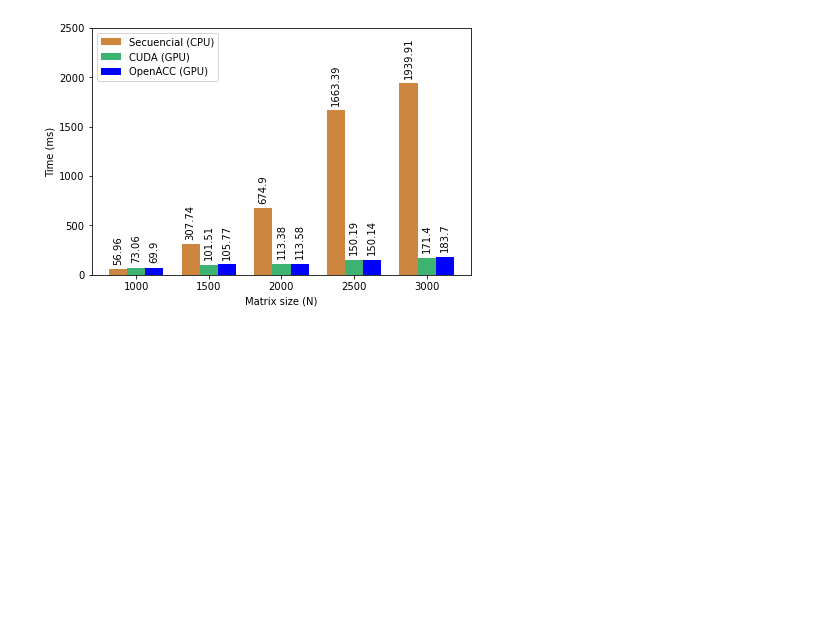
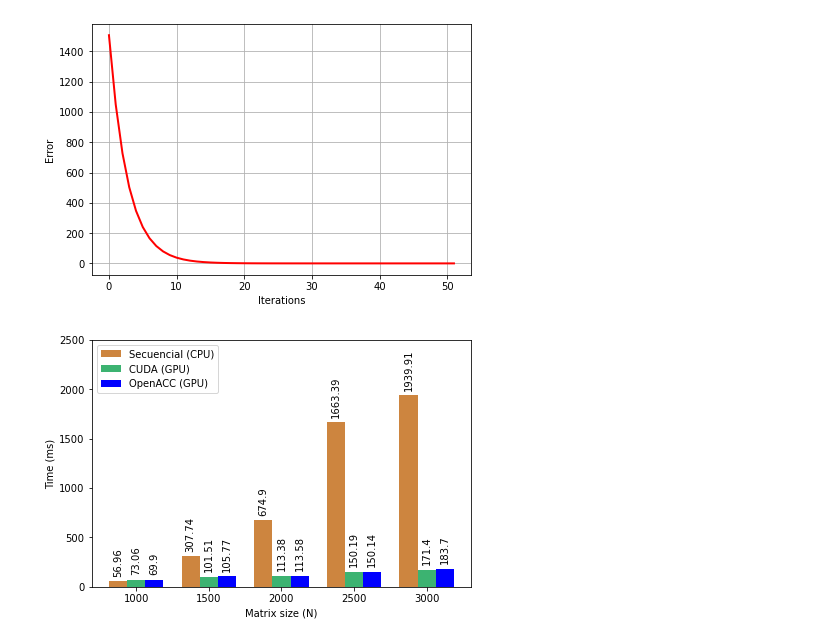
Before and after one commit to JeanleeRoy/jacobi-parallel, a Jupyter notebook: visuals/results.ipynb, the cells around one changed output. Saved outputs shown, nothing was run; the diff lists cells and outputs as text; code cells hidden in the pictures; blank space fills up the shorter version.

```diff
--- a/visuals/results.ipynb
+++ b/visuals/results.ipynb
@@ -45,23 +47,27 @@ plot_graph(
 # %%
 import matplotlib.pyplot as plt
 import numpy as np
 
 # error_1000
-error = [596.906, 162.505, 44.2197, 12.0305, 3.273, 0.890452, 0.242256, 0.065908, 0.0179309, 0.00487828, 0.00132718, 0.000361072, 9.82332e-05, 2.67253e-05, 7.27087e-06, ]
+#error = [596.906, 162.505, 44.2197, 12.0305, 3.273, 0.890452, 0.242256, 0.065908, 0.0179309, 0.00487828, 0.00132718, 0.000361072, 9.82332e-05, 2.67253e-05, 7.27087e-06, ]
+
+error = [1507.53, 1049.83, 727.47, 502.83, 347.448, 240.093, 165.905, 114.641, 79.2169, 54.7391, 37.8248, 26.137, 18.0608, 12.48, 8.62373, 5.95901, 4.11769, 2.84534, 1.96613, 1.3586, 0.938798, 0.648712, 0.448261, 0.30975, 0.214038, 0.147901, 0.1022, 0.0706202, 0.0487987, 0.03372, 0.0233006, 0.0161008, 0.0111257, 0.00768787, 0.00531234, 0.00367084, 0.00253656, 0.00175277, 0.00121117, 0.000836918, 0.000578313, 0.000399615, 0.000276135, 0.00019081, 0.00013185, 9.11088e-05, 6.29564e-05, 4.3503e-05, 3.00607e-05, 2.0772e-05, 1.43535e-05, 9.9183e-06, ]
 
 error_log = np.log(error)
 
 # fig, (ax0, ax1) = plt.subplots(2, 1, layout='constrained')
 fig, ax = plt.subplots(layout='constrained')
 
 ax.plot(error, 'r', linewidth=2)
 # ax.set_xlim(0, 5)
-ax.set_title('MAE for CPU method (N=3000)')
+# ax.set_title('MAE for CPU method (N=3000)')
 ax.set_xlabel('Iterations')
 ax.set_ylabel('Error')
 ax.grid(True)
 
 plt.show()
+# %% [output]
+[figure, added]
 # %%
 static_sizes = ("1000", "1500", "2000", "2500", "3000")
 static_times = {
```
Also changed, not shown: parts of 5 cells of this notebook, 3 other files.
